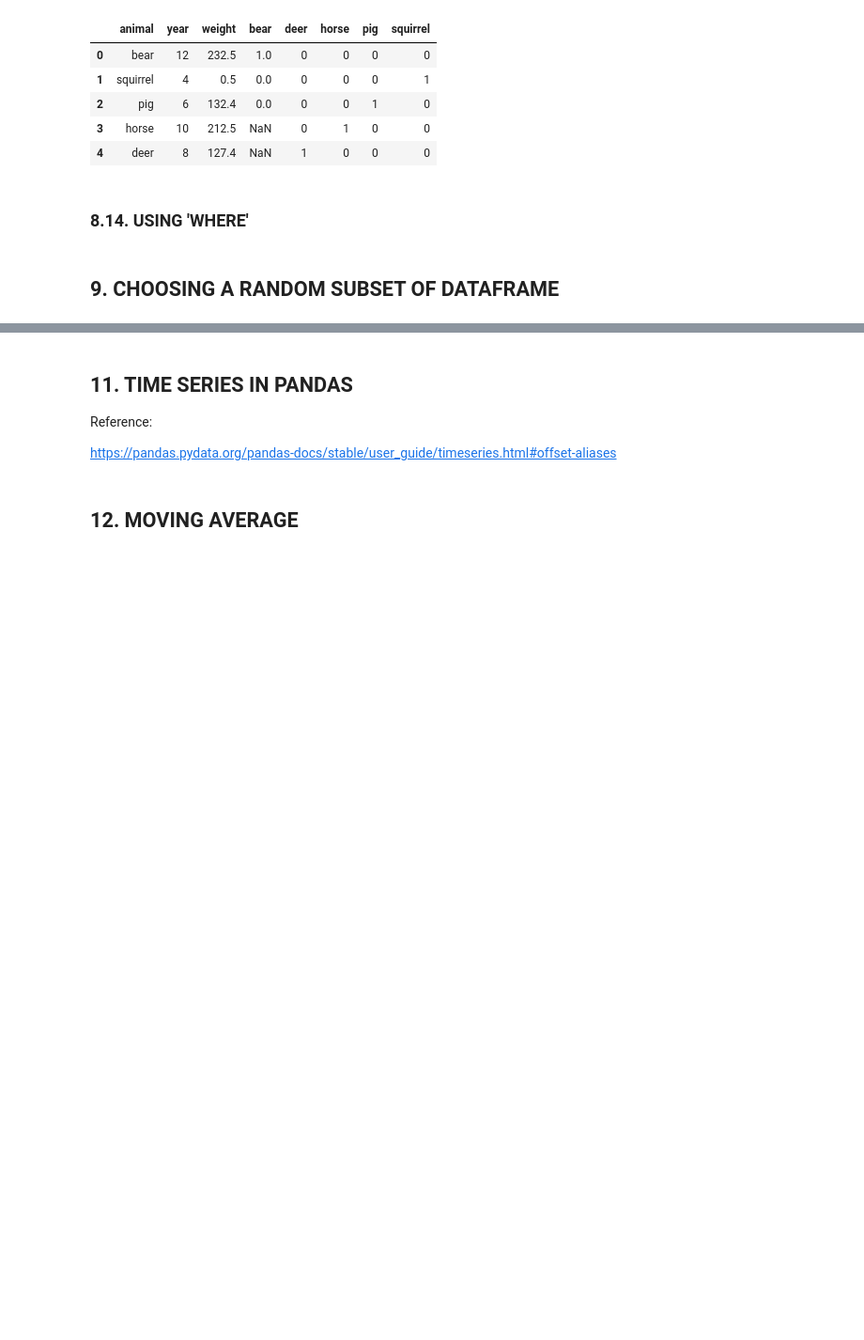
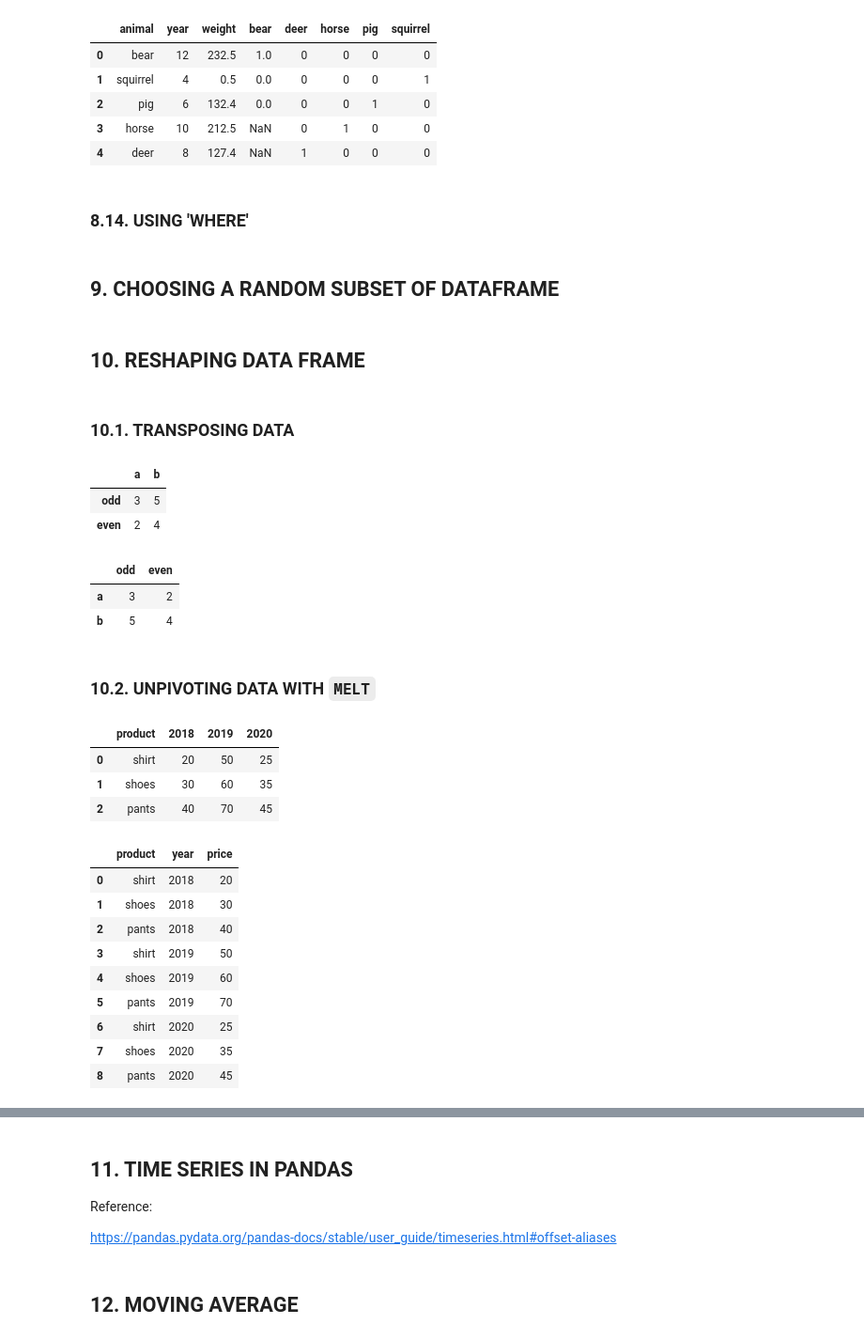
Before and after one commit to nhntran/All-About-Python-Pandas-Tutorials, a Jupyter notebook: Working with pandas - All you need to know .ipynb, the cells around one changed output, grey strips where cells are left out. Shown: that part at 94% size. Saved outputs shown, nothing was run; the diff lists cells and outputs as text; code cells hidden in the pictures; blank space fills up the shorter version.

```diff
--- a/Working with pandas - All you need to know .ipynb
+++ b/Working with pandas - All you need to know .ipynb
@@ -1253,3 +1257,48 @@ df['Values'] = values.where(df.Action == 'Sell', other=-values)
 size = 20
 df_test = df_titanic.sample(size)
 df_test
+# %% [markdown]
+## 10. RESHAPING DATA FRAME
+# %% [markdown]
+### 10.1. TRANSPOSING DATA
+# %%
+data1 = pd.DataFrame({'a': [3,2], 'b':[5,4]}, index = ['odd', 'even'])
+data1
+# %% [output]
+|  | a | b |
+| odd | 3 | 5 |
+| even | 2 | 4 |
+# %%
+### Transposing
+data1.T
+# %% [output]
+|  | odd | even |
+| a | 3 | 2 |
+| b | 5 | 4 |
+# %% [markdown]
+### 10.2. UNPIVOTING DATA WITH `MELT`
+# %%
+data1 = pd.DataFrame({'product': ['shirt', 'shoes', 'pants'], '2018': [20, 30, 40],
+                     '2019': [50, 60, 70], '2020': [25, 35, 45]})
+data1
+# %% [output]
+|  | product | 2018 | 2019 | 2020 |
+| 0 | shirt | 20 | 50 | 25 |
+| 1 | shoes | 30 | 60 | 35 |
+| 2 | pants | 40 | 70 | 45 |
+# %%
+### Using melt function to unpivoting data (converting from horizontal to vertical/long format)
+data2 = pd.melt(data1, id_vars = 'product', value_vars = ['2018', '2019', '2020'],
+               var_name = 'year', value_name = 'price')
+data2
+# %% [output]
+|  | product | year | price |
+| 0 | shirt | 2018 | 20 |
+| 1 | shoes | 2018 | 30 |
+| 2 | pants | 2018 | 40 |
+| 3 | shirt | 2019 | 50 |
+| 4 | shoes | 2019 | 60 |
+| 5 | pants | 2019 | 70 |
+| 6 | shirt | 2020 | 25 |
+| 7 | shoes | 2020 | 35 |
+| 8 | pants | 2020 | 45 |
```
Also changed, not shown: parts of 6 cells of this notebook.
